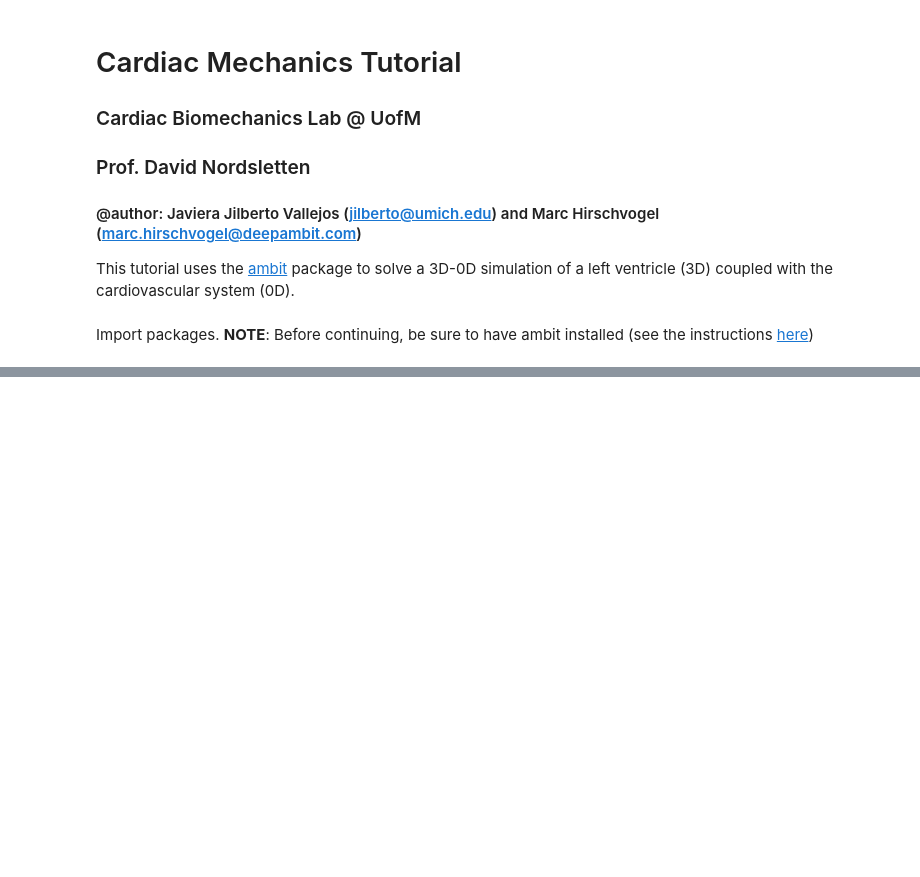
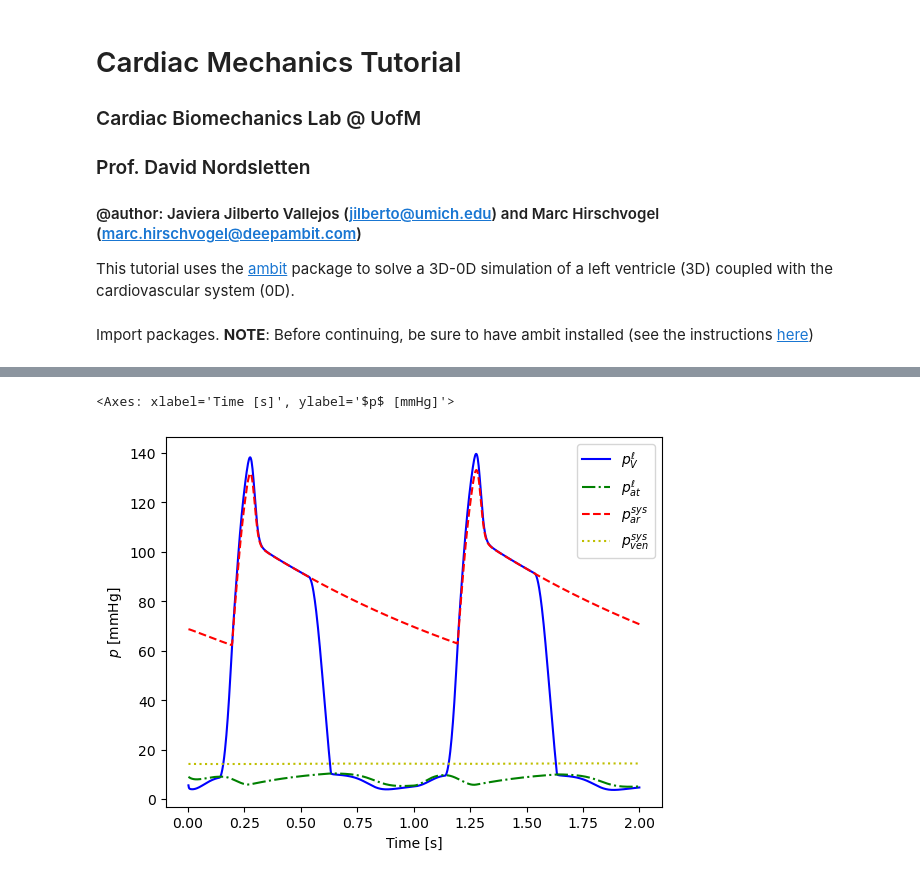
Before and after one commit to javijv4/cardiac-mechanics-tutorial, a Jupyter notebook: tutorial2_coupled_lv/cardiac_cycle.ipynb, the cells around one changed output, grey strips where cells are left out. Drawn from its saved outputs; the diff is of its cells as text; code cells hidden in the pictures; blank space fills up the shorter version.

```diff
--- a/tutorial2_coupled_lv/cardiac_cycle.ipynb
+++ b/tutorial2_coupled_lv/cardiac_cycle.ipynb
@@ -223,0 +239,7 @@ FEM form compilation for solid-0D finished, te = 0.08 s
+# %%
+# Wiggers diagram
+fig, axs = plt.subplots(1,1, clear=True, num=1)
+p0D.plot_Wiggers('l', 'all', unit='mmHg', ax=axs)
+# %% [output]
+<Axes: xlabel='Time [s]', ylabel='$p$ [mmHg]'>
+[figure, added]
```
Also changed, not shown: parts of 21 cells of this notebook, 42 other files.
